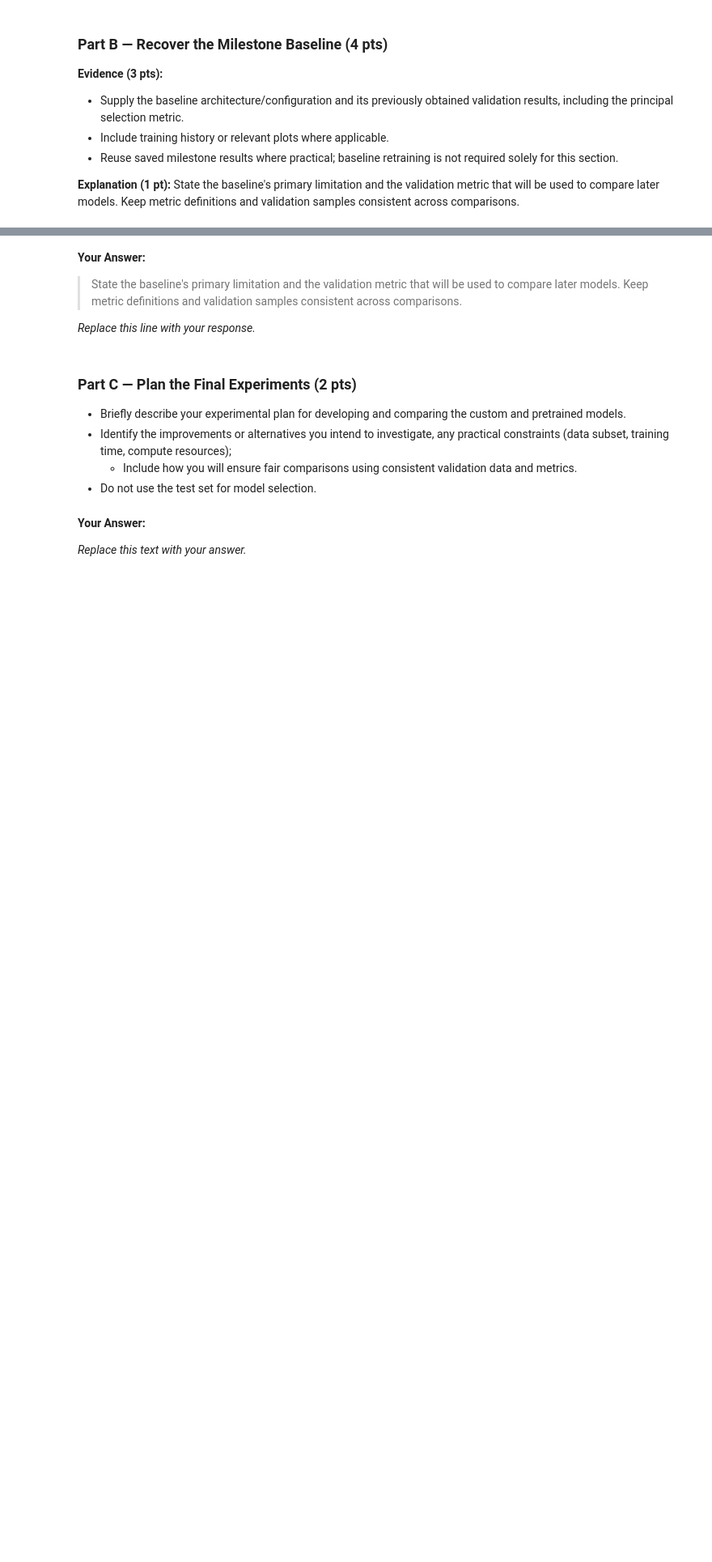
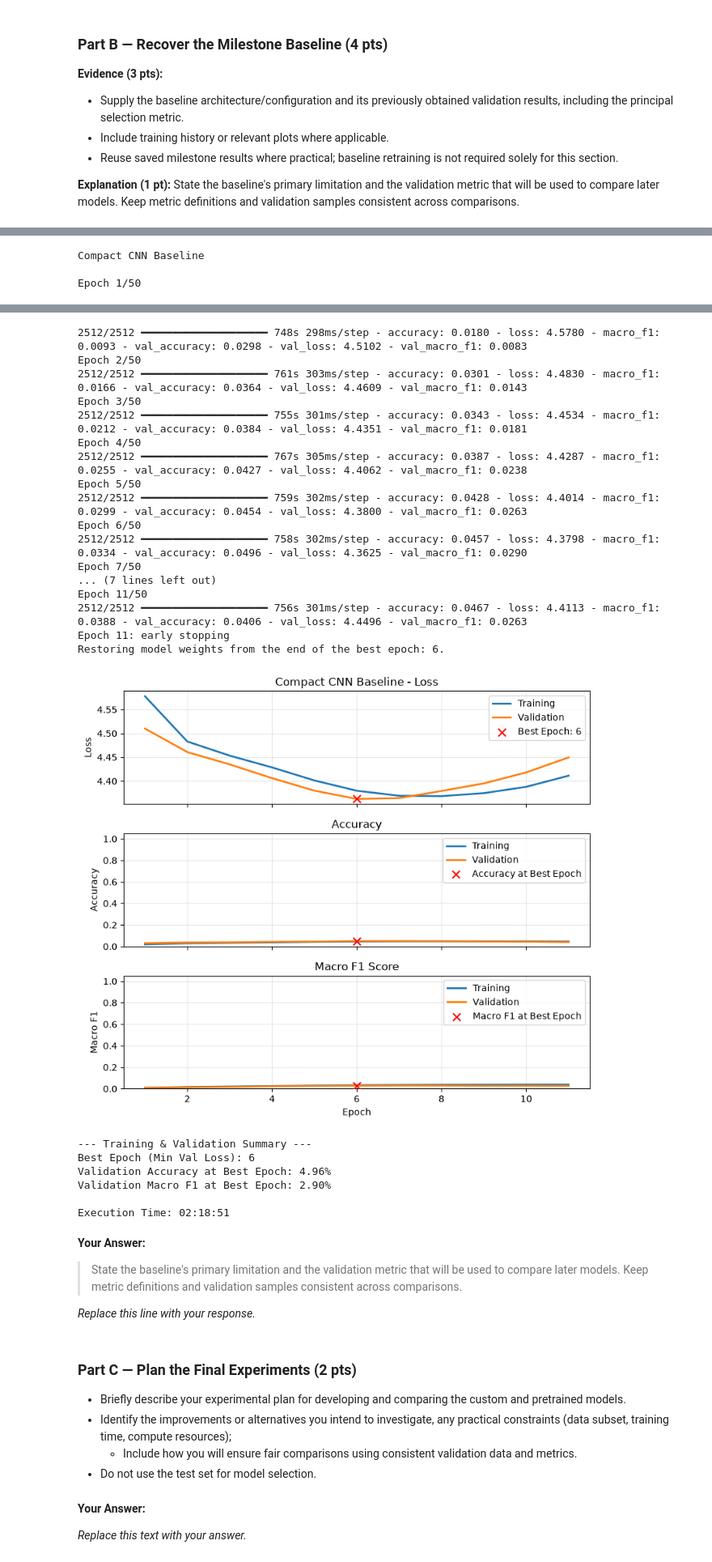
Before and after one commit to aidandig/DX703-Final-Project, a Jupyter notebook: DX703_Final_Project_Notebook (Part A).ipynb, the cells around one changed output, grey strips where cells are left out. Shown at 81% size. Cells and saved outputs as stored; diff of their text form; code cells hidden in the pictures; blank space fills up the shorter version.

Commit message:
baseline & data throttle

```diff
--- a/DX703_Final_Project_Notebook (Part A).ipynb
+++ b/DX703_Final_Project_Notebook (Part A).ipynb
@@ -1400,4 +1566,17 @@ Train/Validation/Test Splits all have the same labels
 # P1.B — REQUIRED SAVED RESULTS
 # Show baseline validation metrics and training/validation history or plots.
 
-# YOUR CODE HERE
+baseline_model_history = train_and_validate(
+    model           = baseline_model,
+    train_data      = train_tf,
+    val_data        = val_tf,
+    epochs          = 50,
+    lr_schedule     = 1e-4,
+    title           = "Compact CNN Baseline",
+    patience        = 5,
+    return_history  = True
+)
+# %% [output]
+Compact CNN Baseline
+
+Epoch 1/50
@@ -1404,3 +1584,27 @@ Train/Validation/Test Splits all have the same labels
+2512/2512 ━━━━━━━━━━━━━━━━━━━━ 748s 298ms/step - accuracy: 0.0180 - loss: 4.5780 - macro_f1: 0.0093 - val_accuracy: 0.0298 - val_loss: 4.5102 - val_macro_f1: 0.0083
+Epoch 2/50
+2512/2512 ━━━━━━━━━━━━━━━━━━━━ 761s 303ms/step - accuracy: 0.0301 - loss: 4.4830 - macro_f1: 0.0166 - val_accuracy: 0.0364 - val_loss: 4.4609 - val_macro_f1: 0.0143
+Epoch 3/50
+2512/2512 ━━━━━━━━━━━━━━━━━━━━ 755s 301ms/step - accuracy: 0.0343 - loss: 4.4534 - macro_f1: 0.0212 - val_accuracy: 0.0384 - val_loss: 4.4351 - val_macro_f1: 0.0181
+Epoch 4/50
+2512/2512 ━━━━━━━━━━━━━━━━━━━━ 767s 305ms/step - accuracy: 0.0387 - loss: 4.4287 - macro_f1: 0.0255 - val_accuracy: 0.0427 - val_loss: 4.4062 - val_macro_f1: 0.0238
+Epoch 5/50
+2512/2512 ━━━━━━━━━━━━━━━━━━━━ 759s 302ms/step - accuracy: 0.0428 - loss: 4.4014 - macro_f1: 0.0299 - val_accuracy: 0.0454 - val_loss: 4.3800 - val_macro_f1: 0.0263
+Epoch 6/50
+2512/2512 ━━━━━━━━━━━━━━━━━━━━ 758s 302ms/step - accuracy: 0.0457 - loss: 4.3798 - macro_f1: 0.0334 - val_accuracy: 0.0496 - val_loss: 4.3625 - val_macro_f1: 0.0290
+Epoch 7/50
+... (7 lines left out)
+Epoch 11/50
+2512/2512 ━━━━━━━━━━━━━━━━━━━━ 756s 301ms/step - accuracy: 0.0467 - loss: 4.4113 - macro_f1: 0.0388 - val_accuracy: 0.0406 - val_loss: 4.4496 - val_macro_f1: 0.0263
+Epoch 11: early stopping
+Restoring model weights from the end of the best epoch: 6.
+[figure, added]
+--- Training & Validation Summary ---
+Best Epoch (Min Val Loss): 6
+Validation Accuracy at Best Epoch: 4.96%
+Validation Macro F1 at Best Epoch: 2.90%
+
+Execution Time: 02:18:51
 # %% [markdown]
 **Your Answer:**
 
```
Also changed, not shown: parts of 4 cells of this notebook.
